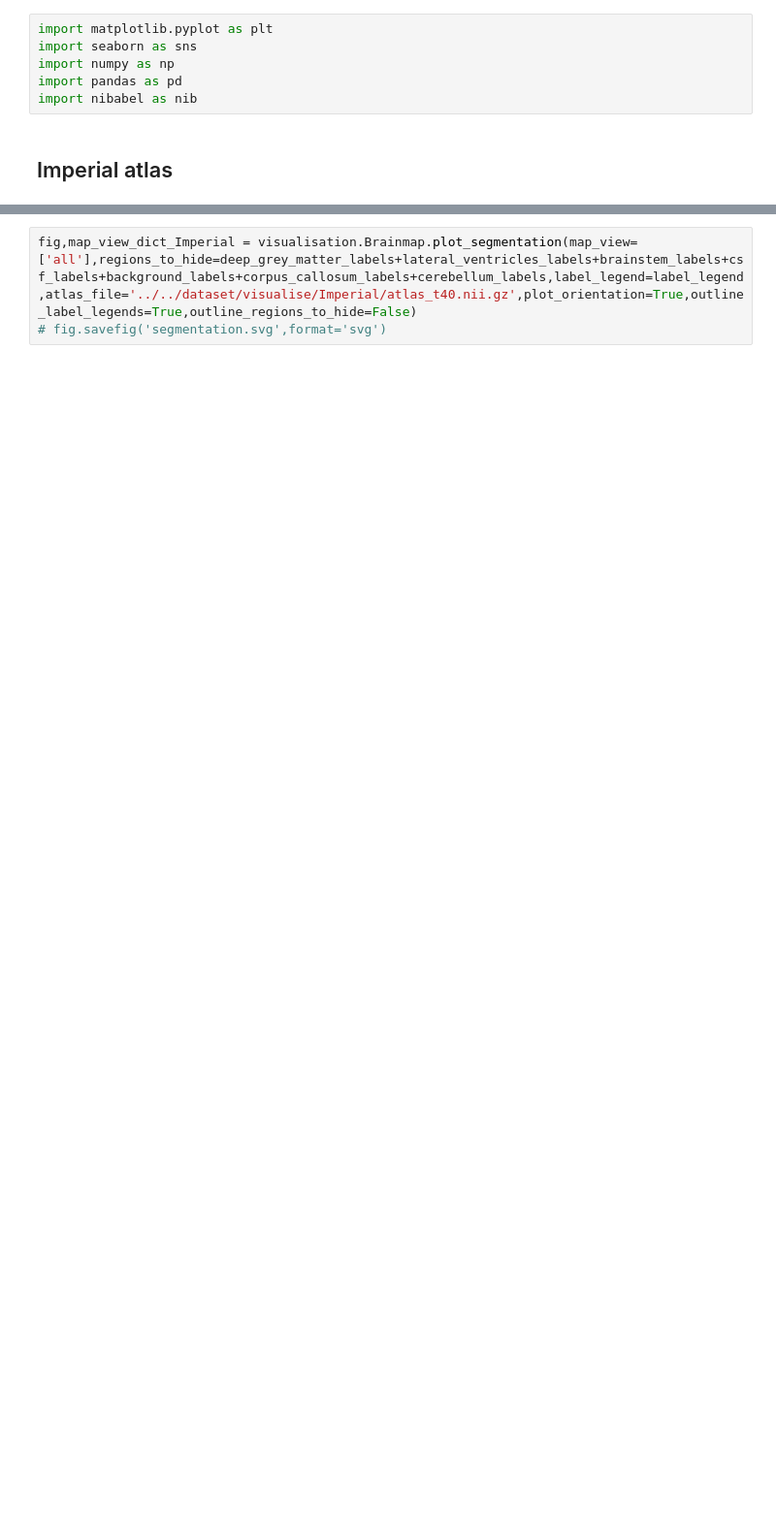
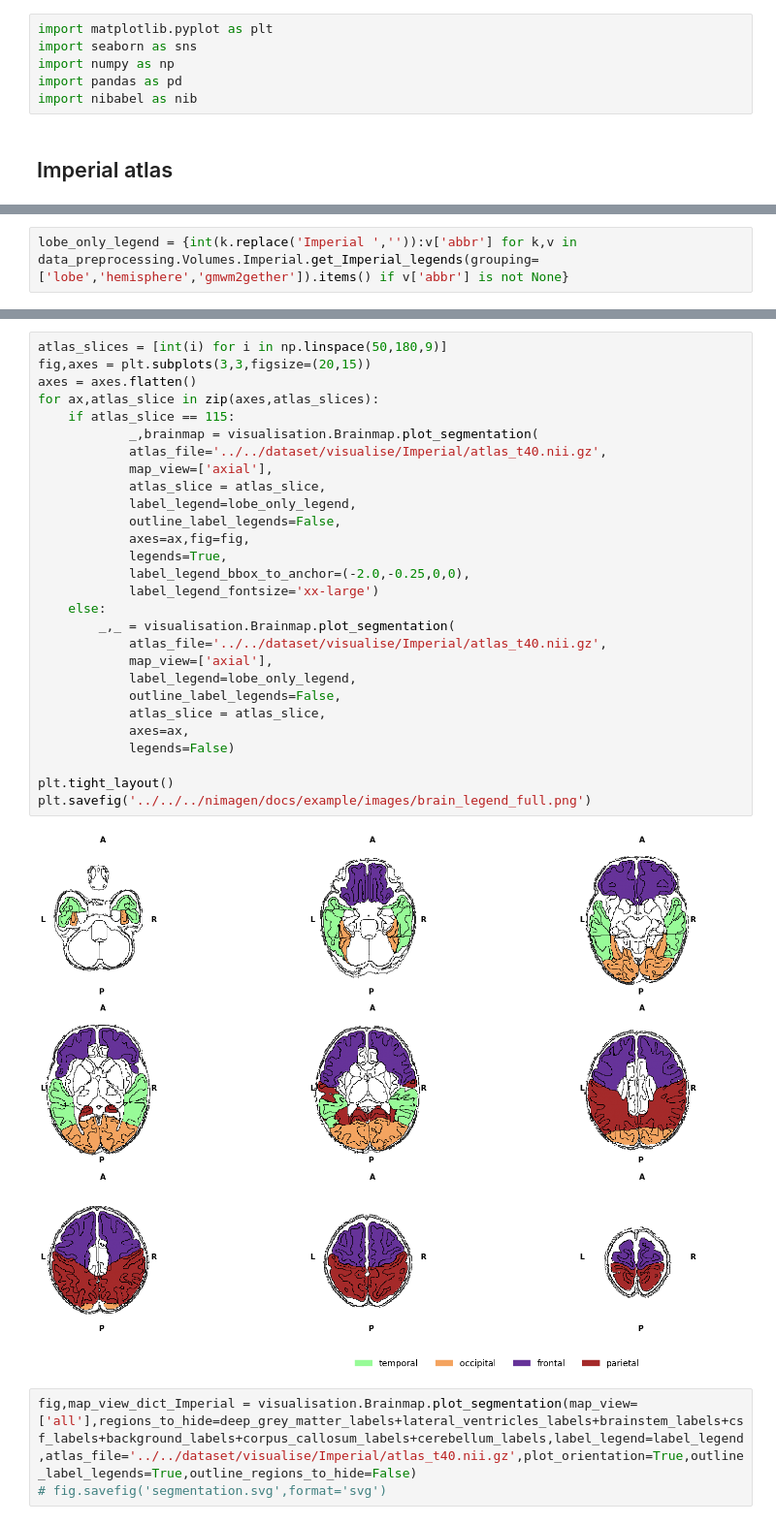
Before and after one commit to lehai-ml/dHCP_genetics, a Jupyter notebook: notebook_results/asd/6_ASD_Visualise_Brain_volumes.ipynb, the cells around one changed output, grey strips where cells are left out. Shown at 97% size. Cells and saved outputs as stored; diff of their text form; blank space fills up the shorter version.

```diff
--- a/notebook_results/asd/6_ASD_Visualise_Brain_volumes.ipynb
+++ b/notebook_results/asd/6_ASD_Visualise_Brain_volumes.ipynb
@@ -127,0 +19,2 @@ label_legend={label:value['abbr'] for label,value in Imperial_label_dict.items()
+# %%
+lobe_only_legend = {int(k.replace('Imperial ','')):v['abbr'] for k,v in data_preprocessing.Volumes.Imperial.get_Imperial_legends(grouping=['lobe','hemisphere','gmwm2gether']).items() if v['abbr'] is not None}
@@ -128,3 +31,33 @@ label_legend={label:value['abbr'] for label,value in Imperial_label_dict.items()
+# %%
+atlas_slices = [int(i) for i in np.linspace(50,180,9)]
+fig,axes = plt.subplots(3,3,figsize=(20,15))
+axes = axes.flatten()
+for ax,atlas_slice in zip(axes,atlas_slices):
+    if atlas_slice == 115:
+            _,brainmap = visualisation.Brainmap.plot_segmentation(
+            atlas_file='../../dataset/visualise/Imperial/atlas_t40.nii.gz',
+            map_view=['axial'],
+            atlas_slice = atlas_slice,
+            label_legend=lobe_only_legend,
+            outline_label_legends=False,
+            axes=ax,fig=fig,
+            legends=True,
+            label_legend_bbox_to_anchor=(-2.0,-0.25,0,0),
+            label_legend_fontsize='xx-large')
+    else:
+        _,_ = visualisation.Brainmap.plot_segmentation(
+            atlas_file='../../dataset/visualise/Imperial/atlas_t40.nii.gz',
+            map_view=['axial'],
+            label_legend=lobe_only_legend,
+            outline_label_legends=False,
+            atlas_slice = atlas_slice,
+            axes=ax,
+            legends=False)
+
+plt.tight_layout()
+plt.savefig('../../../nimagen/docs/example/images/brain_legend_full.png')
+# %% [output]
+[figure, added]
 # %%
 fig,map_view_dict_Imperial = visualisation.Brainmap.plot_segmentation(map_view=['all'],regions_to_hide=deep_grey_matter_labels+lateral_ventricles_labels+brainstem_labels+csf_labels+background_labels+corpus_callosum_labels+cerebellum_labels,label_legend=label_legend,atlas_file='../../dataset/visualise/Imperial/atlas_t40.nii.gz',plot_orientation=True,outline_label_legends=True,outline_regions_to_hide=False)
 # fig.savefig('segmentation.svg',format='svg')
```
Also changed, not shown: parts of 22 cells of this notebook.
